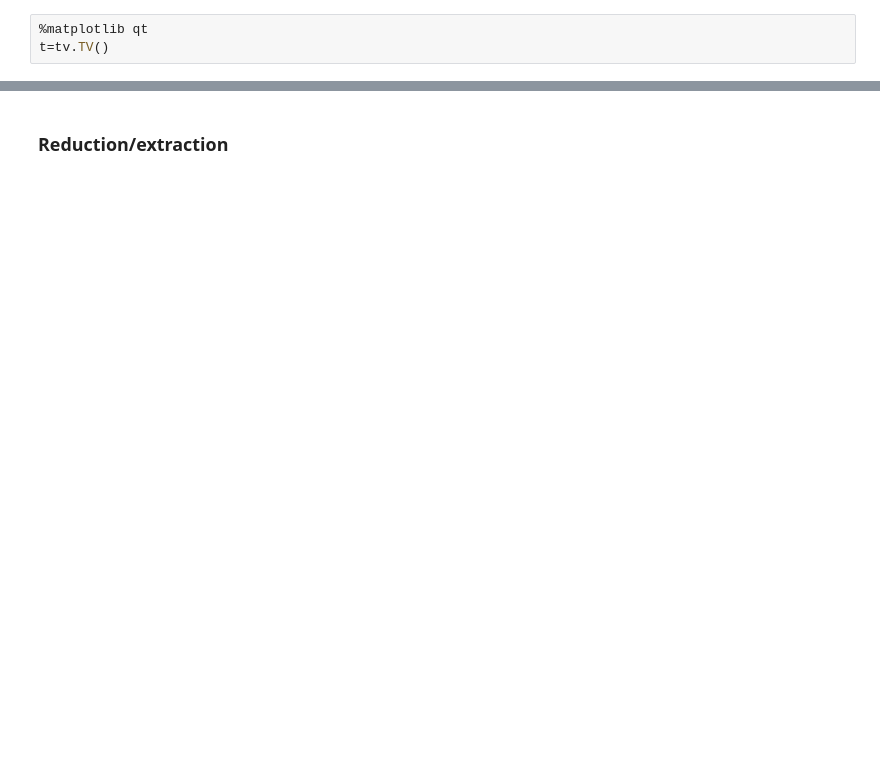
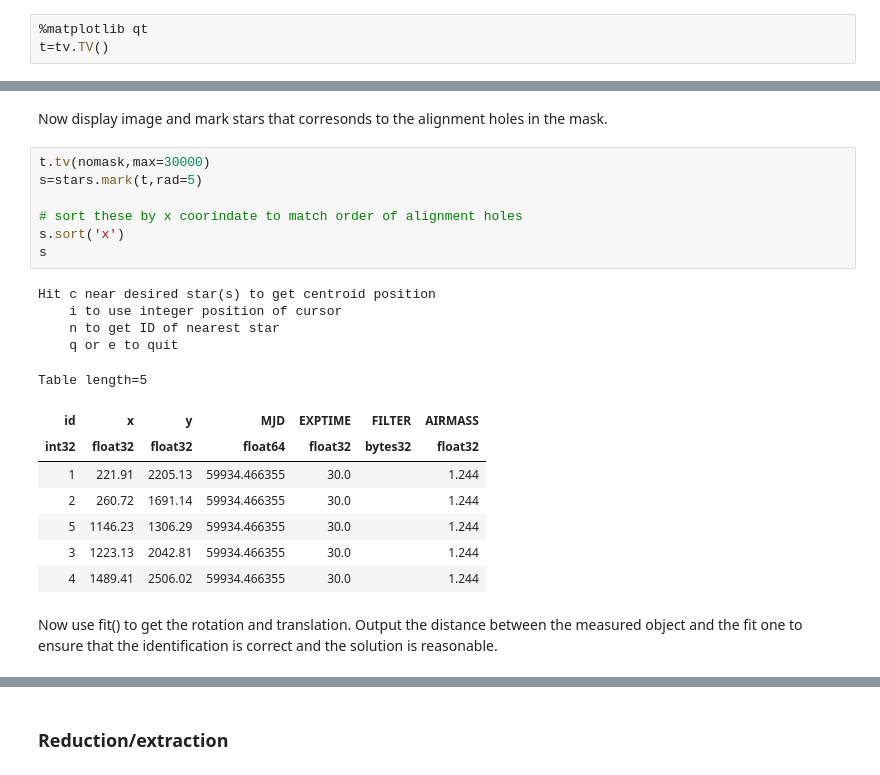
Before and after one commit to holtzmanjon/pyvista, a Jupyter notebook: doc/notebooks/slitmask.ipynb, the cells around one changed output, grey strips where cells are left out. Saved outputs shown, nothing was run; the diff lists cells and outputs as text; blank space fills up the shorter version.

```diff
--- a/doc/notebooks/slitmask.ipynb
+++ b/doc/notebooks/slitmask.ipynb
@@ -211,0 +138,24 @@ Scale  0.996466664091
+# %% [markdown]
+Now display image and mark stars that corresonds to the alignment holes in the mask.
+# %%
+t.tv(nomask,max=30000)
+s=stars.mark(t,rad=5)
+
+# sort these by x coorindate to match order of alignment holes
+s.sort('x')
+s
+# %% [output]
+Hit c near desired star(s) to get centroid position
+    i to use integer position of cursor
+    n to get ID of nearest star
+    q or e to quit
+Table length=5
+| id | x | y | MJD | EXPTIME | FILTER | AIRMASS |
+| int32 | float32 | float32 | float64 | float32 | bytes32 | float32 |
+| 1 | 221.91 | 2205.13 | 59934.466355 | 30.0 |  | 1.244 |
+| 2 | 260.72 | 1691.14 | 59934.466355 | 30.0 |  | 1.244 |
+| 5 | 1146.23 | 1306.29 | 59934.466355 | 30.0 |  | 1.244 |
+| 3 | 1223.13 | 2042.81 | 59934.466355 | 30.0 |  | 1.244 |
+| 4 | 1489.41 | 2506.02 | 59934.466355 | 30.0 |  | 1.244 |
+# %% [markdown]
+Now use fit() to get the rotation and translation. Output the distance between the measured object and the fit one to ensure that the identification is correct and the solution is reasonable.
```
Also changed, not shown: parts of 58 cells of this notebook, 1 other file.
